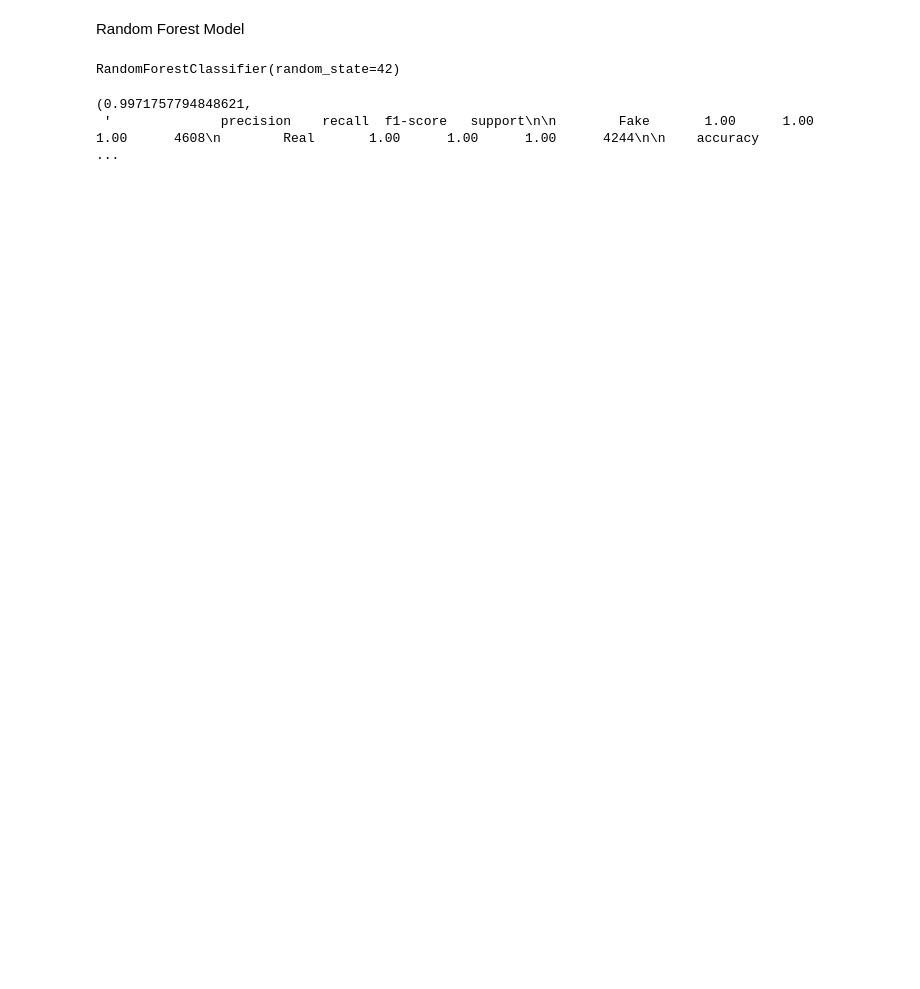
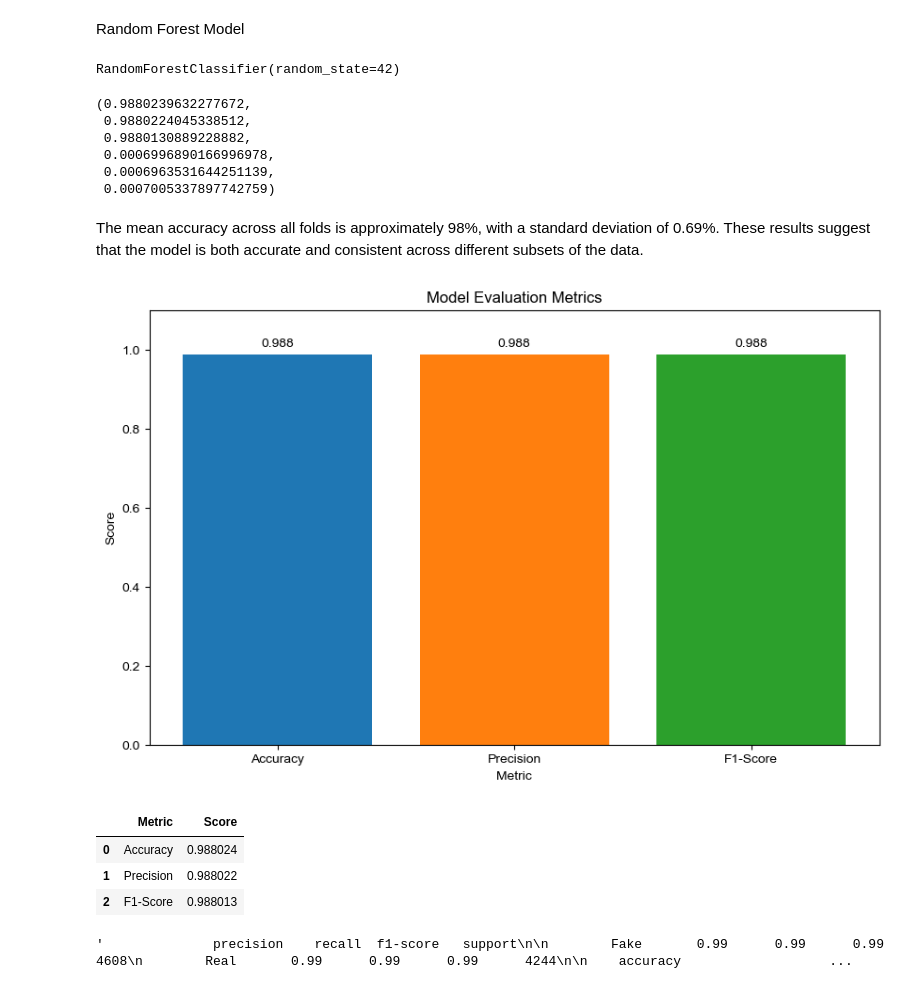
Before and after one commit to gonzalesomar/Kriptos_Technical_Assessment, a Jupyter notebook: Feature_Extraction.ipynb, the cells around one changed output. Saved outputs shown, nothing was run; the diff lists cells and outputs as text; code cells hidden in the pictures; blank space fills up the shorter version.

Commit message:
Building the ML model and interpret it

```diff
--- a/Feature_Extraction.ipynb
+++ b/Feature_Extraction.ipynb
@@ -101,5 +105,5 @@ Convert the text data into TF-IDF vectors
 # %%
 from sklearn.feature_extraction.text import TfidfVectorizer
 
-tfidf_vectorizer = TfidfVectorizer(max_features=5000)  # Limiting to 5000 most frequent words for demonstration
+tfidf_vectorizer = TfidfVectorizer()
 X_tfidf = tfidf_vectorizer.fit_transform(X)
@@ -125,12 +172,65 @@ from sklearn.metrics import accuracy_score, classification_report
+# %%
+# Evaluate the model using cross-validation
+cv_accuracy = cross_val_score(rf_clf, X_train, y_train, cv=5, scoring='accuracy')
+cv_precision = cross_val_score(rf_clf, X_train, y_train, cv=5, scoring='precision_macro')
+cv_f1 = cross_val_score(rf_clf, X_train, y_train, cv=5, scoring='f1_macro')
+
+mean_cv_accuracy = np.mean(cv_accuracy)
+mean_cv_precision = np.mean(cv_precision)
+mean_cv_f1 = np.mean(cv_f1)
+
+std_cv_accuracy = np.std(cv_accuracy)
+std_cv_precision = np.std(cv_precision)
+std_cv_f1 = np.std(cv_f1)
+# %%
+mean_cv_accuracy, mean_cv_precision, mean_cv_f1, std_cv_accuracy, std_cv_precision, std_cv_f1
+# %% [output]
+(0.9880239632277672,
+ 0.9880224045338512,
+ 0.9880130889228882,
+ 0.0006996890166996978,
+ 0.0006963531644251139,
+ 0.0007005337897742759)
+# %% [markdown]
+The mean accuracy across all folds is approximately 98%, with a standard deviation of 0.69%. These results suggest that the model is both accurate and consistent across different subsets of the data.
+# %%
+import plotly.express as px
+# Prepare data for plotting
+metrics_data = {'Metric': ['Accuracy', 'Precision', 'F1-Score'],
+                'Score': [mean_cv_accuracy, mean_cv_precision, mean_cv_f1]}
+
+df_metrics = pd.DataFrame(metrics_data)
+
+# Create the bar plot using Matplotlib
+plt.figure(figsize=(10, 6))
+plt.bar(df_metrics['Metric'], df_metrics['Score'], color=['#1F77B4', '#FF7F0E', '#2CA02C'])
+plt.xlabel('Metric')
+plt.ylabel('Score')
+plt.title('Model Evaluation Metrics')
+plt.ylim(0, 1.1)
+
+# Add text annotations
+for i, score in enumerate(df_metrics['Score']):
+    plt.text(i, score + 0.02, f"{score:.3f}", ha='center')
+
+plt.show()
+df_metrics
+# %% [output]
+[figure, added]
+|  | Metric | Score |
+| 0 | Accuracy | 0.988024 |
+| 1 | Precision | 0.988022 |
+| 2 | F1-Score | 0.988013 |
 # %%
 # Make predictions on the testing set
 y_pred = rf_clf.predict(X_test)
 
+# confusion matrix
+cm = confusion_matrix(y_test, y_pred)
+
 # Evaluate the model
-accuracy = accuracy_score(y_test, y_pred)
 classification_rep = classification_report(y_test, y_pred)
 
-accuracy, classification_rep
+classification_rep
 # %% [output]
-(0.9971757794848621,
- '              precision    recall  f1-score   support\n\n        Fake       1.00      1.00      1.00      4608\n        Real       1.00      1.00      1.00      4244\n\n    accuracy                  ...
+'              precision    recall  f1-score   support\n\n        Fake       0.99      0.99      0.99      4608\n        Real       0.99      0.99      0.99      4244\n\n    accuracy                   ...
```
Also changed, not shown: parts of 30 cells of this notebook.
